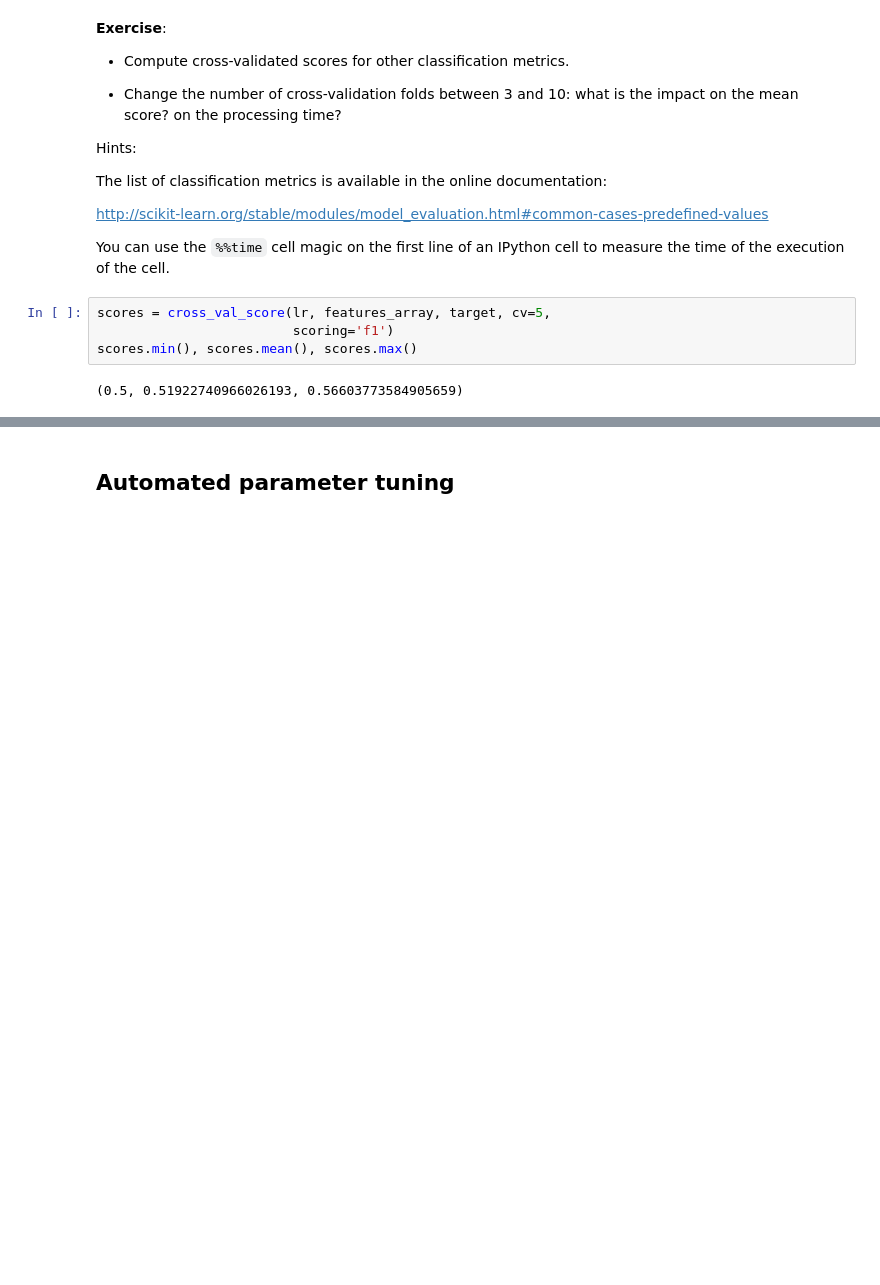
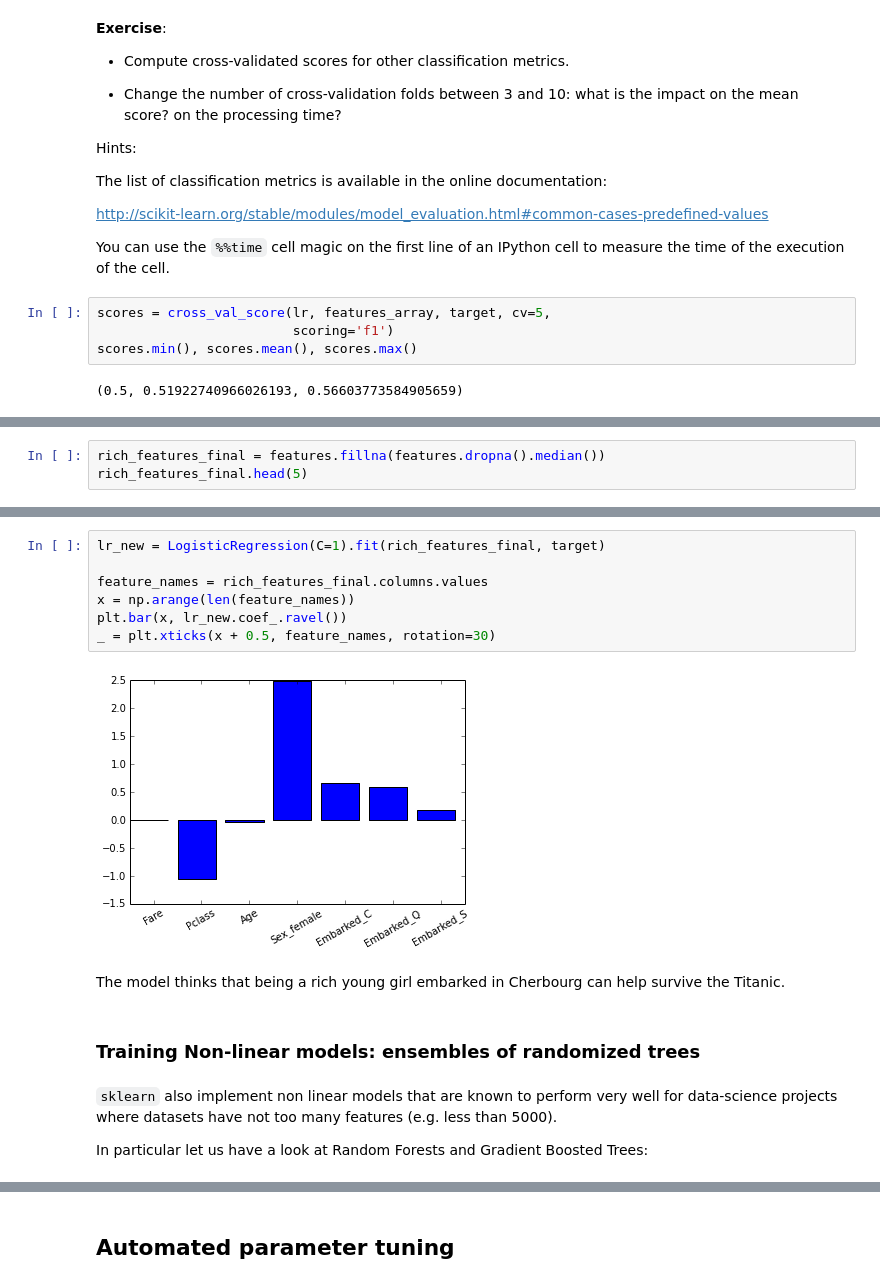
Before and after one commit to ogrisel/parallel_ml_tutorial, a Jupyter notebook: solutions/01 - An Introduction to Predictive Modeling in Python.ipynb, the cells around one changed output, grey strips where cells are left out. Saved outputs shown, nothing was run; the diff lists cells and outputs as text; blank space fills up the shorter version.

Commit message:
More exercises on titanic

```diff
--- a/solutions/01 - An Introduction to Predictive Modeling in Python.ipynb
+++ b/solutions/01 - An Introduction to Predictive Modeling in Python.ipynb
@@ -419,0 +477,3 @@ Wall time: 27.5 ms
+# %%
+rich_features_final = features.fillna(features.dropna().median())
+rich_features_final.head(5)
@@ -419,0 +510,17 @@ Wall time: 27.5 ms
+# %%
+lr_new = LogisticRegression(C=1).fit(rich_features_final, target)
+
+feature_names = rich_features_final.columns.values
+x = np.arange(len(feature_names))
+plt.bar(x, lr_new.coef_.ravel())
+_ = plt.xticks(x + 0.5, feature_names, rotation=30)
+# %% [output]
+[figure, added]
+# %% [markdown]
+The model thinks that being a rich young girl embarked in Cherbourg can help survive the Titanic.
+# %% [markdown]
+### Training Non-linear models: ensembles of randomized trees
+# %% [markdown]
+`sklearn` also implement non linear models that are known to perform very well for data-science projects where datasets have not too many features (e.g. less than 5000).
+
+In particular let us have a look at Random Forests and Gradient Boosted Trees:
```
Also changed, not shown: parts of 41 cells of this notebook.
